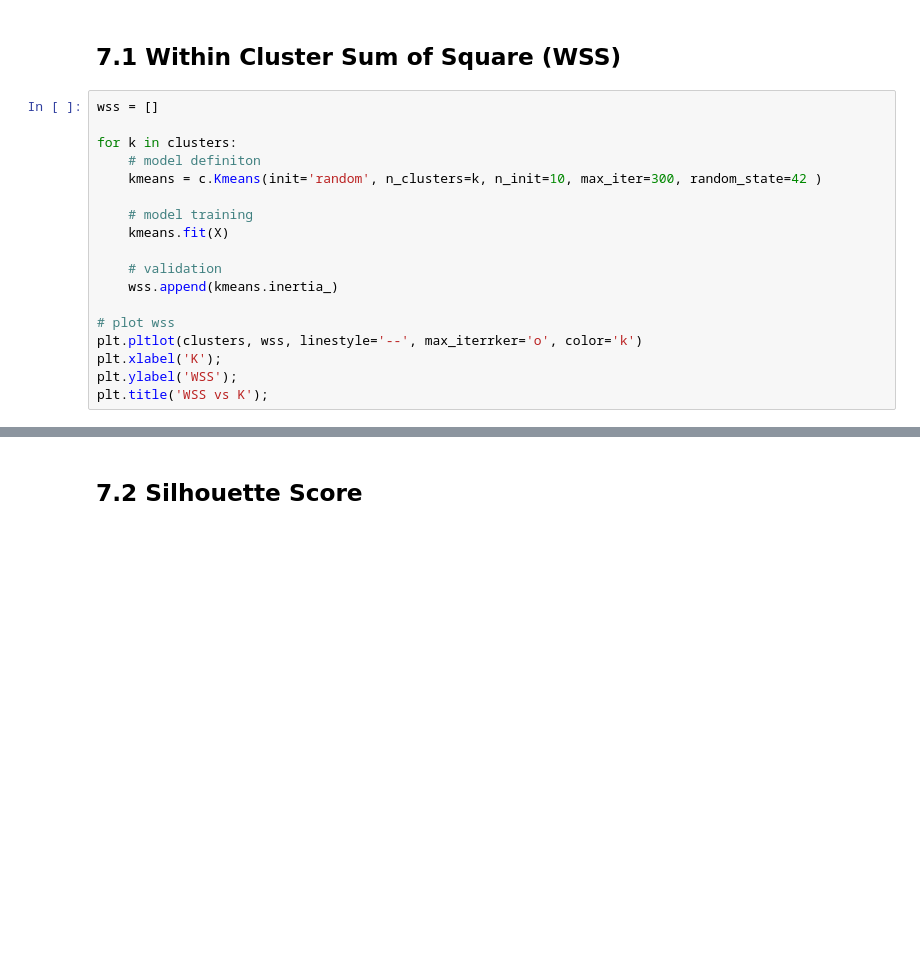
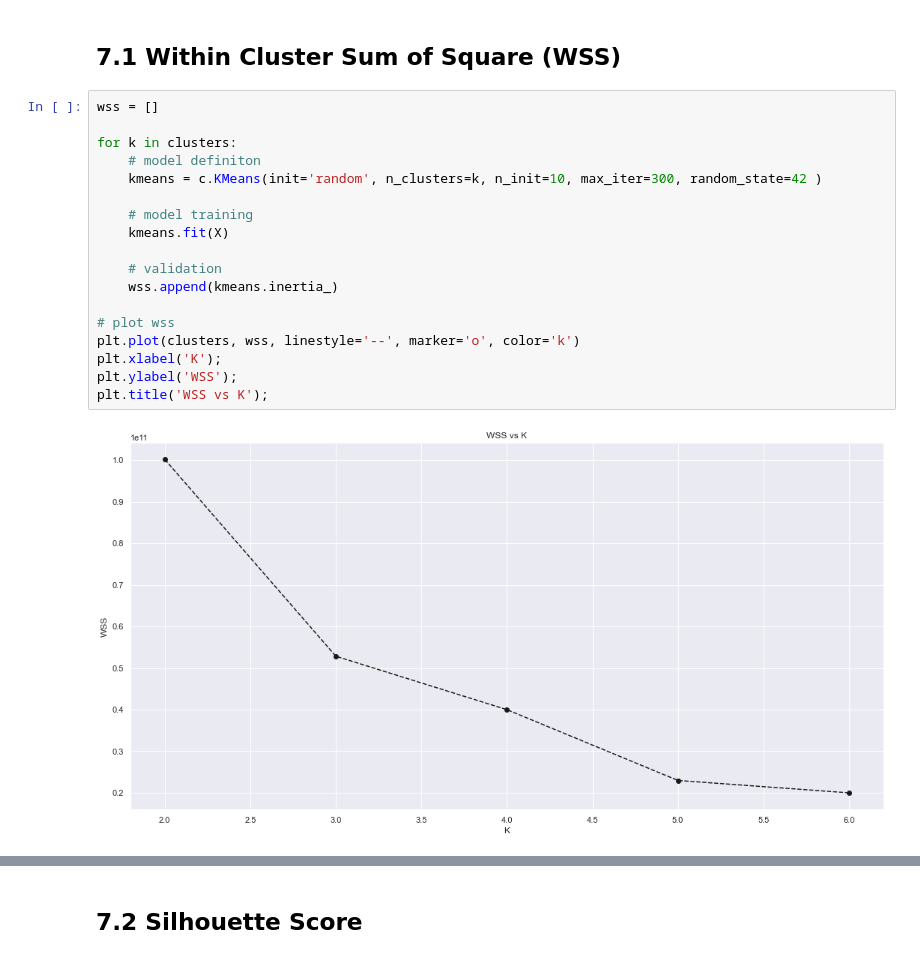
Before and after one commit to Leonardodsch/insiders-clustering, a Jupyter notebook: c00_insiders_clustering.ipynb, the cells around one changed output, grey strips where cells are left out. Saved outputs shown, nothing was run; the diff lists cells and outputs as text; blank space fills up the shorter version.

```diff
--- a/c00_insiders_clustering.ipynb
+++ b/c00_insiders_clustering.ipynb
@@ -259,19 +251,21 @@ clusters = [2,3,4,5,6]
 # %%
 wss = []
 
 for k in clusters:
     # model definiton
-    kmeans = c.Kmeans(init='random', n_clusters=k, n_init=10, max_iter=300, random_state=42 )
+    kmeans = c.KMeans(init='random', n_clusters=k, n_init=10, max_iter=300, random_state=42 )
 
     # model training
     kmeans.fit(X)
 
     # validation
     wss.append(kmeans.inertia_)
 
 # plot wss
-plt.pltlot(clusters, wss, linestyle='--', max_iterrker='o', color='k')
+plt.plot(clusters, wss, linestyle='--', marker='o', color='k')
 plt.xlabel('K');
 plt.ylabel('WSS');
 plt.title('WSS vs K');
+# %% [output]
+[figure, added]
 # %%
```
Also changed, not shown: parts of 4 cells of this notebook.
